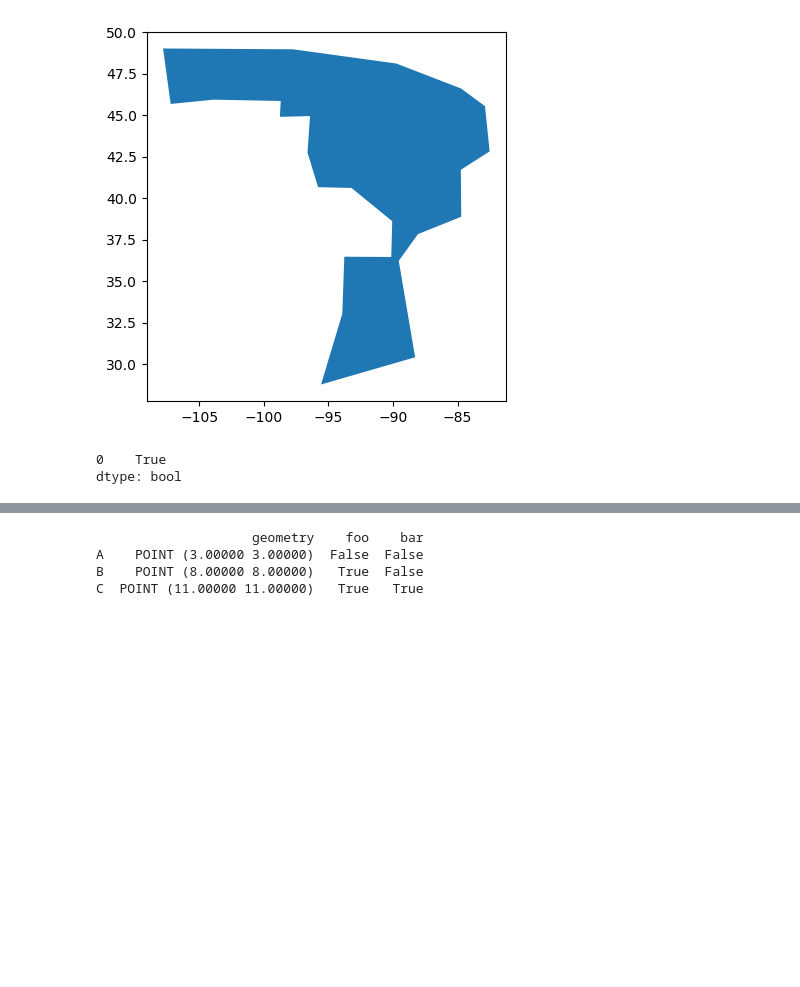
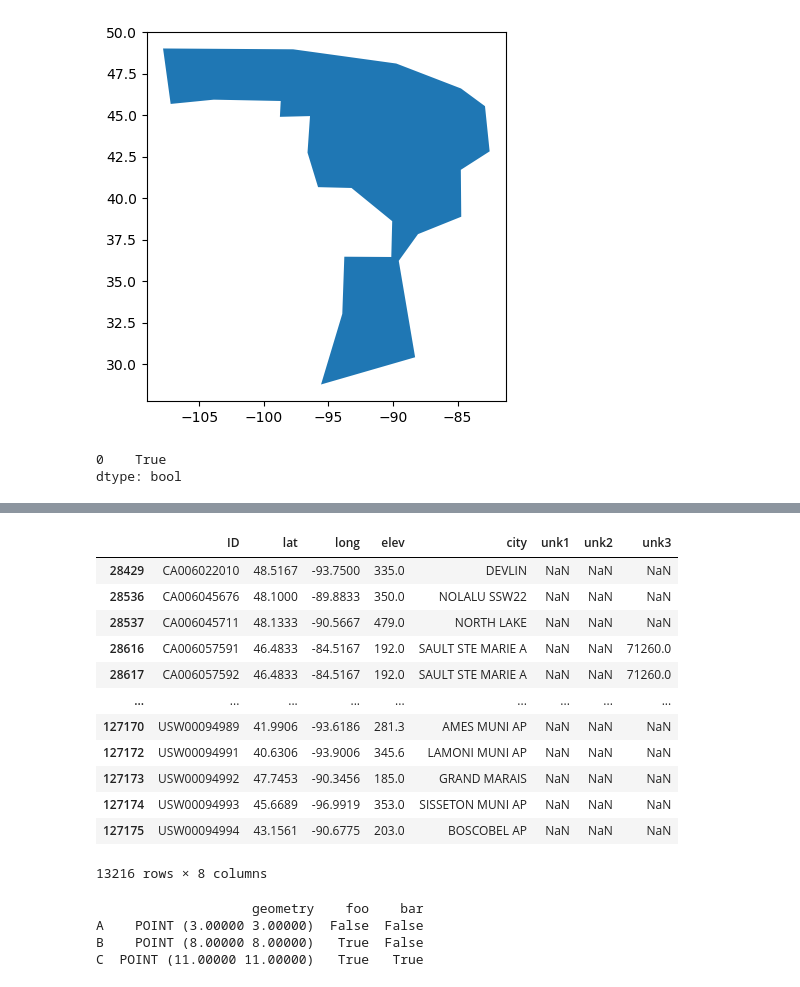
Before and after one commit to lmg1404/Energy-Consumption-Forecasting, a Jupyter notebook: src/notebooks/prototyping.ipynb, the cells around one changed output, grey strips where cells are left out. Saved outputs shown, nothing was run; the diff lists cells and outputs as text; code cells hidden in the pictures; blank space fills up the shorter version.

```diff
--- a/src/notebooks/prototyping.ipynb
+++ b/src/notebooks/prototyping.ipynb
@@ -207,0 +210,6 @@ dtype: bool
+# %%
+def in_miso(row):
+    point = Point(row.long, row.lat)
+    return gdf.contains(point).any()
+# %%
+truth = station_df.apply(in_miso, axis=1)
@@ -208,3 +231,19 @@ dtype: bool
+# %%
+station_df[truth]
+# %% [output]
+|  | ID | lat | long | elev | city | unk1 | unk2 | unk3 |
+| 28429 | CA006022010 | 48.5167 | -93.7500 | 335.0 | DEVLIN | NaN | NaN | NaN |
+| 28536 | CA006045676 | 48.1000 | -89.8833 | 350.0 | NOLALU SSW22 | NaN | NaN | NaN |
+| 28537 | CA006045711 | 48.1333 | -90.5667 | 479.0 | NORTH LAKE | NaN | NaN | NaN |
+| 28616 | CA006057591 | 46.4833 | -84.5167 | 192.0 | SAULT STE MARIE A | NaN | NaN | 71260.0 |
+| 28617 | CA006057592 | 46.4833 | -84.5167 | 192.0 | SAULT STE MARIE A | NaN | NaN | 71260.0 |
+| ... | ... | ... | ... | ... | ... | ... | ... | ... |
+| 127170 | USW00094989 | 41.9906 | -93.6186 | 281.3 | AMES MUNI AP | NaN | NaN | NaN |
+| 127172 | USW00094991 | 40.6306 | -93.9006 | 345.6 | LAMONI MUNI AP | NaN | NaN | NaN |
+| 127173 | USW00094992 | 47.7453 | -90.3456 | 185.0 | GRAND MARAIS | NaN | NaN | NaN |
+| 127174 | USW00094993 | 45.6689 | -96.9919 | 353.0 | SISSETON MUNI AP | NaN | NaN | NaN |
+| 127175 | USW00094994 | 43.1561 | -90.6775 | 203.0 | BOSCOBEL AP | NaN | NaN | NaN |
+13216 rows × 8 columns
 # %%
 from shapely.geometry import Point, Polygon
 import geopandas
```
Also changed, not shown: parts of 5 cells of this notebook, 4 other files.
